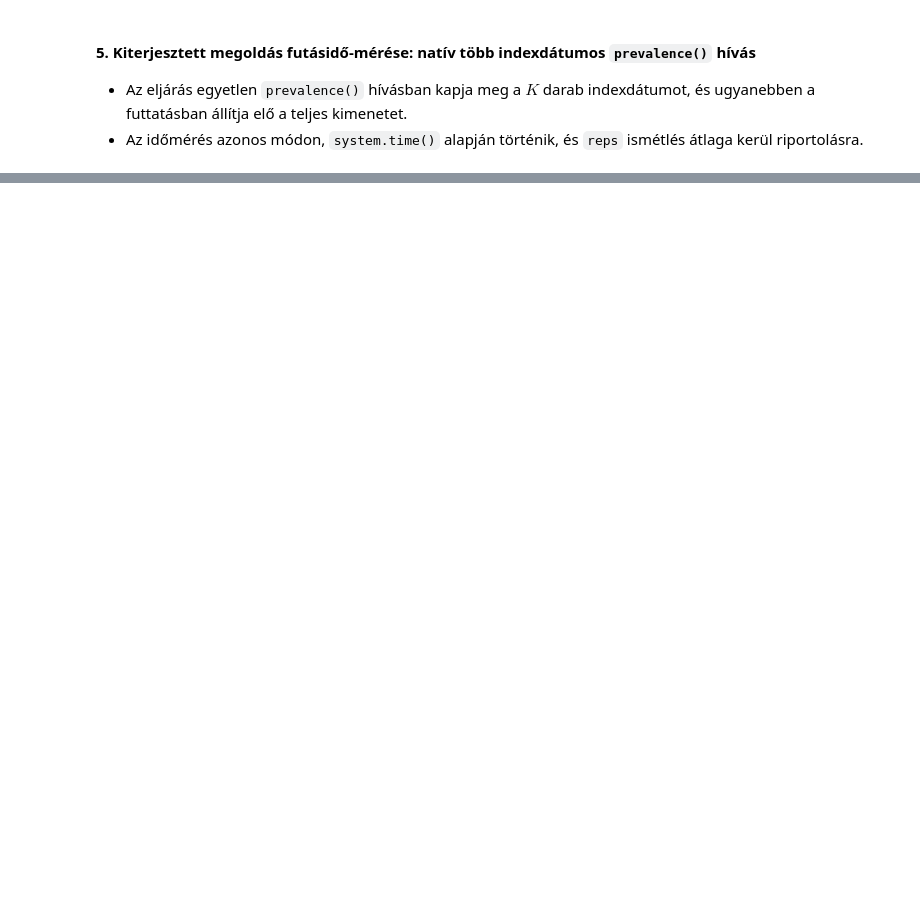
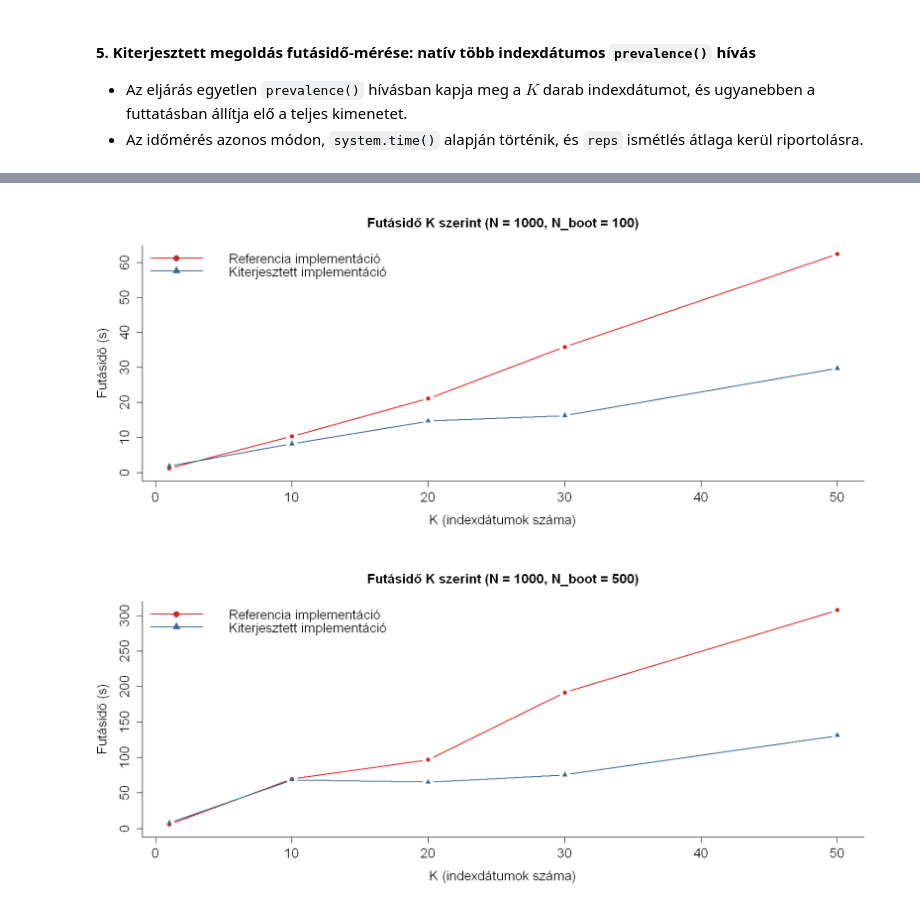
Before and after one commit to lrado1/rprev-ext, a Jupyter notebook: notebooks/rprev_runtime_benchmarks.ipynb, the cells around one changed output, grey strips where cells are left out. Cells and saved outputs as stored; diff of their text form; code cells hidden in the pictures; blank space fills up the shorter version.

```diff
--- a/notebooks/rprev_runtime_benchmarks.ipynb
+++ b/notebooks/rprev_runtime_benchmarks.ipynb
@@ -437,0 +459,80 @@ A data.frame: 24 × 8
+# %%
+# Chart
+
+options(repr.plot.width = 14, repr.plot.height = 6)
+text_scale <- 1.4
+
+stopifnot(exists("summary_runtime_disp"))
+
+plot_dt_all <- as.data.frame(summary_runtime_disp, stringsAsFactors = FALSE)
+plot_dt_all$N <- as.numeric(plot_dt_all$N)
+plot_dt_all$K <- as.numeric(plot_dt_all$K)
+plot_dt_all$N_boot <- as.numeric(plot_dt_all$N_boot)
+plot_dt_all$elapsed_sec_mean_ref <- as.numeric(plot_dt_all$elapsed_sec_mean_ref)
+plot_dt_all$elapsed_sec_mean_ext <- as.numeric(plot_dt_all$elapsed_sec_mean_ext)
+
+plot_runtime_chart <- function(target_N, target_N_boot, plot_dt_all, text_scale = 1.4) {
+  plot_dt <- plot_dt_all[
+    plot_dt_all$N == target_N & plot_dt_all$N_boot == target_N_boot,
+    c("K", "elapsed_sec_mean_ref", "elapsed_sec_mean_ext"),
+    drop = FALSE
+  ]
+  plot_dt <- plot_dt[order(plot_dt$K), , drop = FALSE]
+
+  if (!nrow(plot_dt)) {
+    stop(sprintf("Nem talalhato sor N = %d es N_boot = %d ertekhez.", target_N, target_N_boot))
+  }
+
+  ylim_max <- max(c(plot_dt$elapsed_sec_mean_ref, plot_dt$elapsed_sec_mean_ext), na.rm = TRUE)
+
+  plot(
+    plot_dt$K,
+    plot_dt$elapsed_sec_mean_ref,
+    type = "b",
+    pch = 16,
+    lwd = 2,
+    col = "firebrick3",
+    xlab = "K (indexdátumok száma)",
+    ylab = "Futásidő (s)",
+    ylim = c(0, ylim_max),
+    main = sprintf("Futásidő K szerint (N = %d, N_boot = %d)", target_N, target_N_boot),
+    cex.main = text_scale,
+    cex.lab = text_scale,
+    cex.axis = text_scale,
+    bty = "l"
+  )
+
+  lines(
+    plot_dt$K,
+    plot_dt$elapsed_sec_mean_ext,
+    type = "b",
+    pch = 17,
+    lwd = 2,
+    col = "steelblue4"
+  )
+
+  legend(
+    "topleft",
+    legend = c("Referencia implementáció", "Kiterjesztett implementáció"),
+    col = c("firebrick3", "steelblue4"),
+    pch = c(16, 17),
+    lwd = 2,
+    cex = text_scale,
+    bty = "n"
+  )
+}
+
+plot_specs <- unique(plot_dt_all[, c("N", "N_boot")])
+plot_specs <- plot_specs[order(plot_specs$N, plot_specs$N_boot), , drop = FALSE]
+
+invisible(lapply(seq_len(nrow(plot_specs)), function(i) {
+  plot_runtime_chart(
+    target_N = plot_specs$N[[i]],
+    target_N_boot = plot_specs$N_boot[[i]],
+    plot_dt_all = plot_dt_all,
+    text_scale = text_scale
+  )
+}))
+# %% [output]
+[figure, added]
+[figure, added]
```
Also changed, not shown: parts of 13 cells of this notebook, 1 other file.
